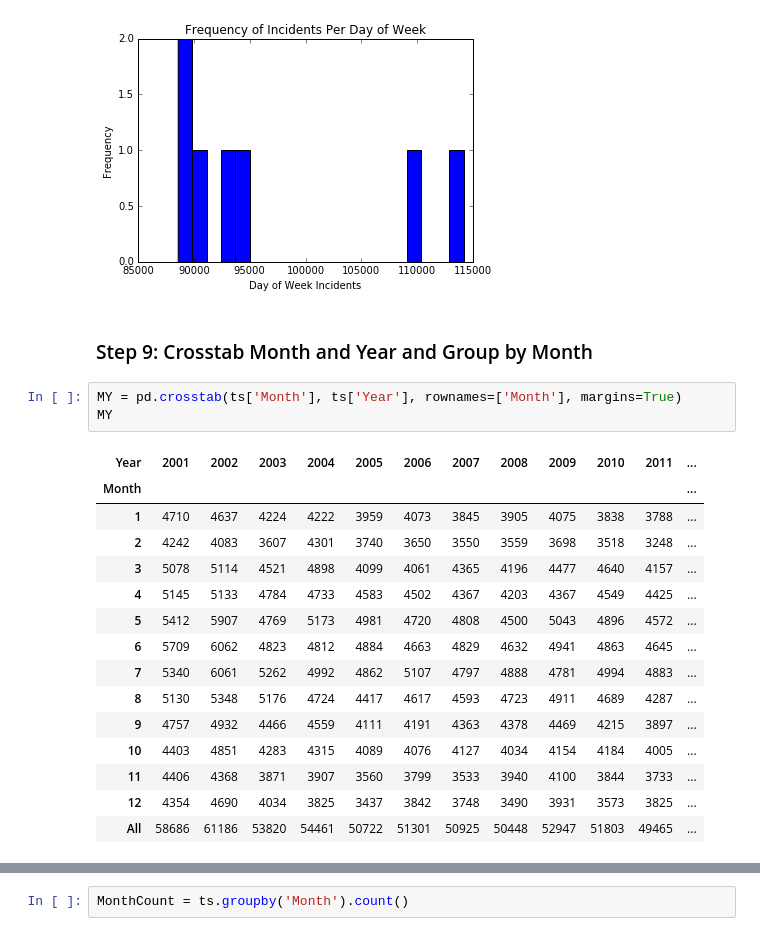
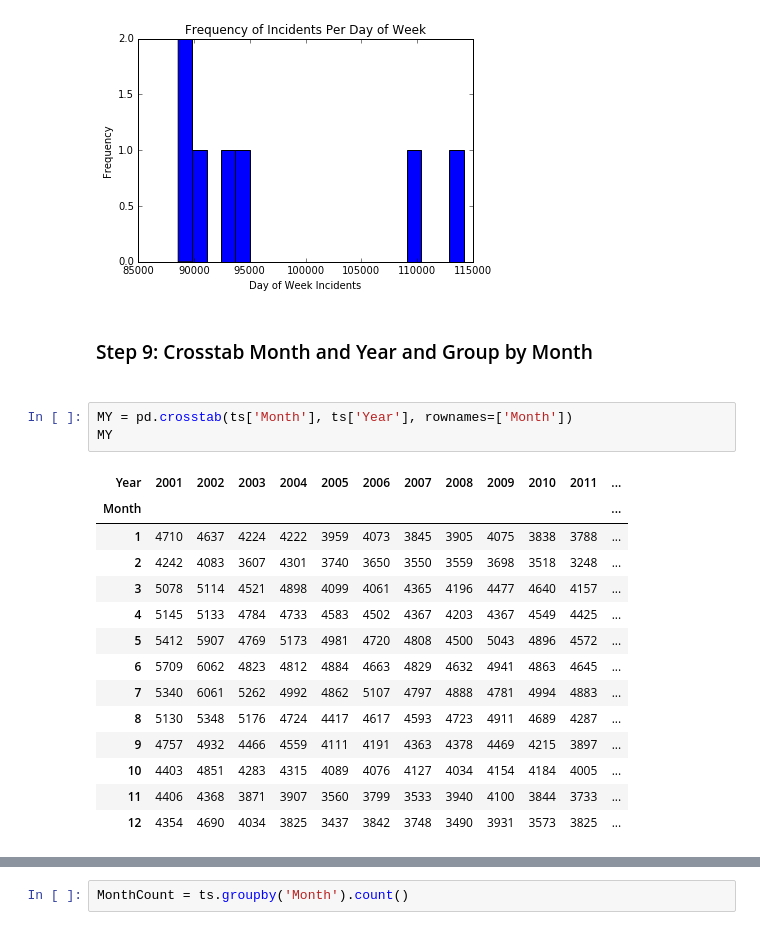
Before and after one commit to kfstieler/ds-sf-29, a Jupyter notebook: projects/final-projects/03-exploratory-analysis/Chicago_EDA.ipynb, the cells around one changed output, grey strips where cells are left out. Drawn from its saved outputs; the diff is of its cells as text.

```diff
--- a/projects/final-projects/03-exploratory-analysis/Chicago_EDA.ipynb
+++ b/projects/final-projects/03-exploratory-analysis/Chicago_EDA.ipynb
@@ -287,25 +272,25 @@ plt.ylabel('Frequency')
 [figure]
 # %% [markdown]
 ### Step 9: Crosstab Month and Year and Group by Month
+####
 # %%
-MY = pd.crosstab(ts['Month'], ts['Year'], rownames=['Month'], margins=True)
+MY = pd.crosstab(ts['Month'], ts['Year'], rownames=['Month'])
 MY
 # %% [output]
 | Year | 2001 | 2002 | 2003 | 2004 | 2005 | 2006 | 2007 | 2008 | 2009 | 2010 | 2011 | ... |
 | Month |  |  |  |  |  |  |  |  |  |  |  | ... |
 | 1 | 4710 | 4637 | 4224 | 4222 | 3959 | 4073 | 3845 | 3905 | 4075 | 3838 | 3788 | ... |
 | 2 | 4242 | 4083 | 3607 | 4301 | 3740 | 3650 | 3550 | 3559 | 3698 | 3518 | 3248 | ... |
 | 3 | 5078 | 5114 | 4521 | 4898 | 4099 | 4061 | 4365 | 4196 | 4477 | 4640 | 4157 | ... |
 | 4 | 5145 | 5133 | 4784 | 4733 | 4583 | 4502 | 4367 | 4203 | 4367 | 4549 | 4425 | ... |
 | 5 | 5412 | 5907 | 4769 | 5173 | 4981 | 4720 | 4808 | 4500 | 5043 | 4896 | 4572 | ... |
 | 6 | 5709 | 6062 | 4823 | 4812 | 4884 | 4663 | 4829 | 4632 | 4941 | 4863 | 4645 | ... |
 | 7 | 5340 | 6061 | 5262 | 4992 | 4862 | 5107 | 4797 | 4888 | 4781 | 4994 | 4883 | ... |
 | 8 | 5130 | 5348 | 5176 | 4724 | 4417 | 4617 | 4593 | 4723 | 4911 | 4689 | 4287 | ... |
 | 9 | 4757 | 4932 | 4466 | 4559 | 4111 | 4191 | 4363 | 4378 | 4469 | 4215 | 3897 | ... |
 | 10 | 4403 | 4851 | 4283 | 4315 | 4089 | 4076 | 4127 | 4034 | 4154 | 4184 | 4005 | ... |
 | 11 | 4406 | 4368 | 3871 | 3907 | 3560 | 3799 | 3533 | 3940 | 4100 | 3844 | 3733 | ... |
 | 12 | 4354 | 4690 | 4034 | 3825 | 3437 | 3842 | 3748 | 3490 | 3931 | 3573 | 3825 | ... |
-| All | 58686 | 61186 | 53820 | 54461 | 50722 | 51301 | 50925 | 50448 | 52947 | 51803 | 49465 | ... |
 # %%
 MY.describe()
 # %% [output]
```
Also changed, not shown: parts of 15 cells of this notebook.
